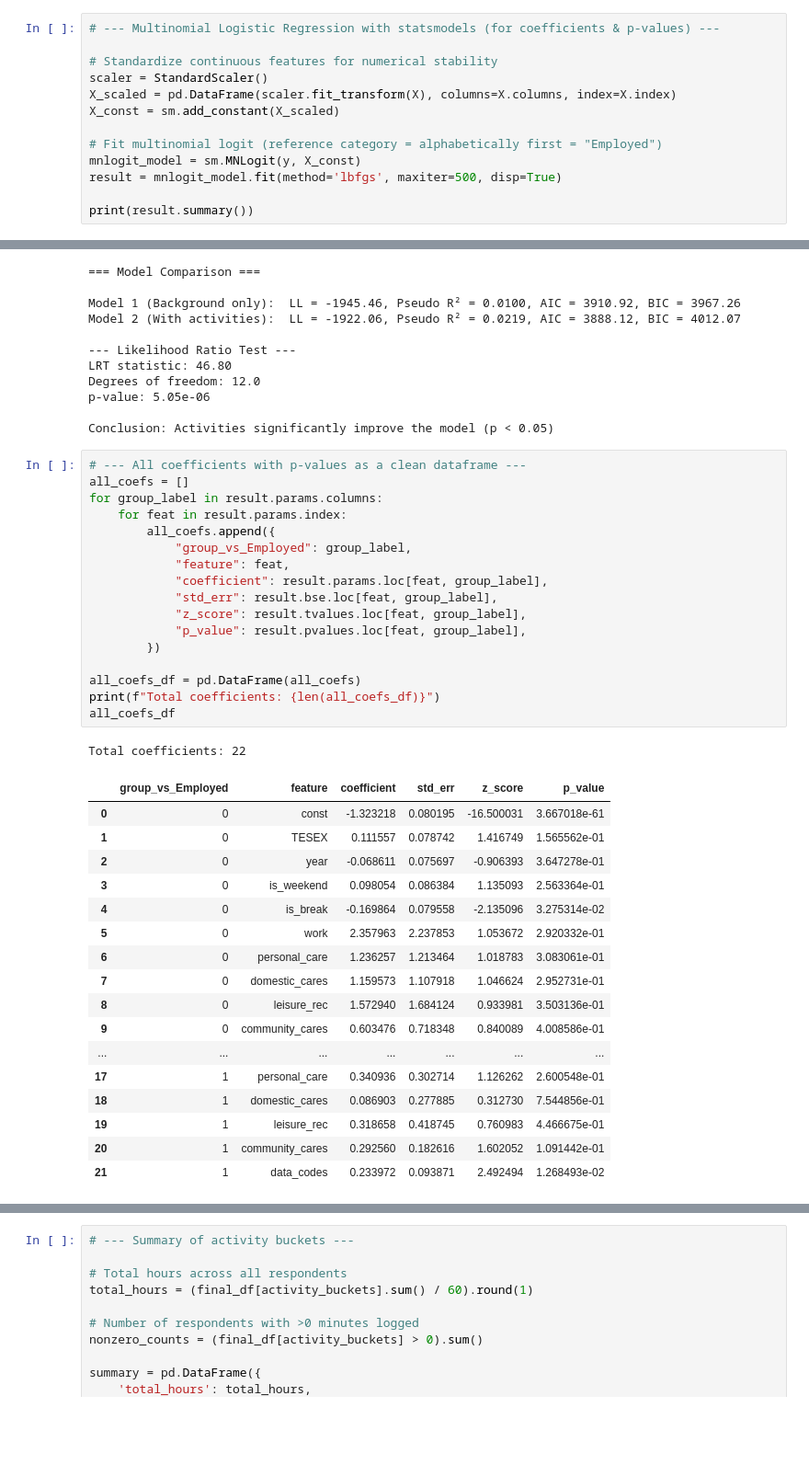
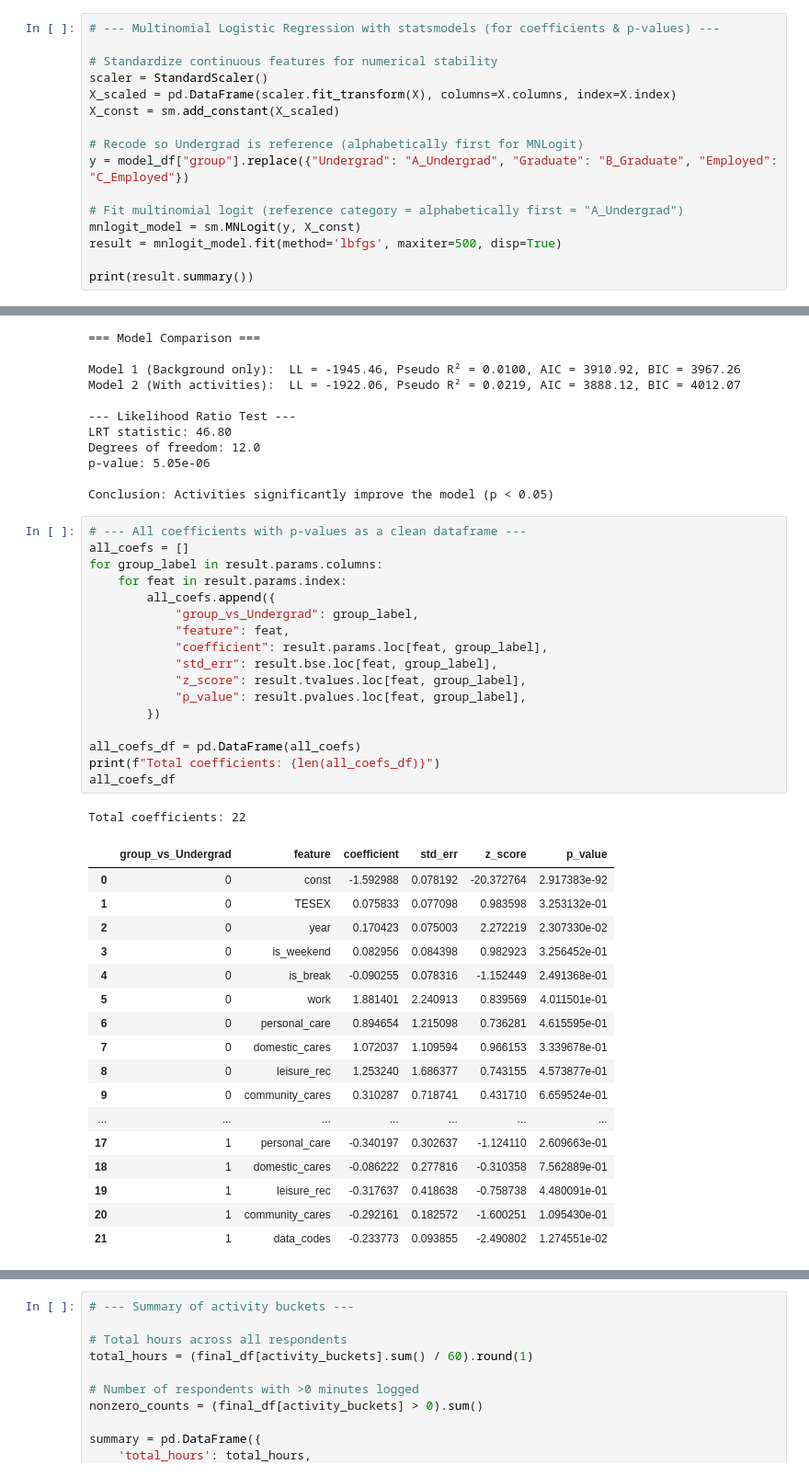
Before and after one commit to alisha-li/ATUS-Analysis, a Jupyter notebook: notebooks/atus_modeling.ipynb, the cells around one changed output, grey strips where cells are left out. Shown at 92% size. Cells and saved outputs as stored; diff of their text form; blank space fills up the shorter version.

```diff
--- a/notebooks/atus_modeling.ipynb
+++ b/notebooks/atus_modeling.ipynb
@@ -543,7 +548,10 @@ scaler = StandardScaler()
 X_scaled = pd.DataFrame(scaler.fit_transform(X), columns=X.columns, index=X.index)
 X_const = sm.add_constant(X_scaled)
 
-# Fit multinomial logit (reference category = alphabetically first = "Employed")
+# Recode so Undergrad is reference (alphabetically first for MNLogit)
+y = model_df["group"].replace({"Undergrad": "A_Undergrad", "Graduate": "B_Graduate", "Employed": "C_Employed"})
+
+# Fit multinomial logit (reference category = alphabetically first = "A_Undergrad")
 mnlogit_model = sm.MNLogit(y, X_const)
 result = mnlogit_model.fit(method='lbfgs', maxiter=500, disp=True)
 
@@ -605,39 +613,39 @@ Conclusion: Activities significantly improve the model (p < 0.05)
 # %%
 # --- All coefficients with p-values as a clean dataframe ---
 all_coefs = []
 for group_label in result.params.columns:
     for feat in result.params.index:
         all_coefs.append({
-            "group_vs_Employed": group_label,
+            "group_vs_Undergrad": group_label,
             "feature": feat,
             "coefficient": result.params.loc[feat, group_label],
             "std_err": result.bse.loc[feat, group_label],
             "z_score": result.tvalues.loc[feat, group_label],
             "p_value": result.pvalues.loc[feat, group_label],
         })
 
 all_coefs_df = pd.DataFrame(all_coefs)
 print(f"Total coefficients: {len(all_coefs_df)}")
 all_coefs_df
 # %% [output]
 Total coefficients: 22
-|  | group_vs_Employed | feature | coefficient | std_err | z_score | p_value |
-| 0 | 0 | const | -1.323218 | 0.080195 | -16.500031 | 3.667018e-61 |
-| 1 | 0 | TESEX | 0.111557 | 0.078742 | 1.416749 | 1.565562e-01 |
-| 2 | 0 | year | -0.068611 | 0.075697 | -0.906393 | 3.647278e-01 |
-| 3 | 0 | is_weekend | 0.098054 | 0.086384 | 1.135093 | 2.563364e-01 |
-| 4 | 0 | is_break | -0.169864 | 0.079558 | -2.135096 | 3.275314e-02 |
-| 5 | 0 | work | 2.357963 | 2.237853 | 1.053672 | 2.920332e-01 |
-| 6 | 0 | personal_care | 1.236257 | 1.213464 | 1.018783 | 3.083061e-01 |
-| 7 | 0 | domestic_cares | 1.159573 | 1.107918 | 1.046624 | 2.952731e-01 |
-| 8 | 0 | leisure_rec | 1.572940 | 1.684124 | 0.933981 | 3.503136e-01 |
-| 9 | 0 | community_cares | 0.603476 | 0.718348 | 0.840089 | 4.008586e-01 |
+|  | group_vs_Undergrad | feature | coefficient | std_err | z_score | p_value |
+| 0 | 0 | const | -1.592988 | 0.078192 | -20.372764 | 2.917383e-92 |
+| 1 | 0 | TESEX | 0.075833 | 0.077098 | 0.983598 | 3.253132e-01 |
+| 2 | 0 | year | 0.170423 | 0.075003 | 2.272219 | 2.307330e-02 |
+| 3 | 0 | is_weekend | 0.082956 | 0.084398 | 0.982923 | 3.256452e-01 |
+| 4 | 0 | is_break | -0.090255 | 0.078316 | -1.152449 | 2.491368e-01 |
+| 5 | 0 | work | 1.881401 | 2.240913 | 0.839569 | 4.011501e-01 |
+| 6 | 0 | personal_care | 0.894654 | 1.215098 | 0.736281 | 4.615595e-01 |
+| 7 | 0 | domestic_cares | 1.072037 | 1.109594 | 0.966153 | 3.339678e-01 |
+| 8 | 0 | leisure_rec | 1.253240 | 1.686377 | 0.743155 | 4.573877e-01 |
+| 9 | 0 | community_cares | 0.310287 | 0.718741 | 0.431710 | 6.659524e-01 |
 | ... | ... | ... | ... | ... | ... | ... |
-| 17 | 1 | personal_care | 0.340936 | 0.302714 | 1.126262 | 2.600548e-01 |
-| 18 | 1 | domestic_cares | 0.086903 | 0.277885 | 0.312730 | 7.544856e-01 |
-| 19 | 1 | leisure_rec | 0.318658 | 0.418745 | 0.760983 | 4.466675e-01 |
-| 20 | 1 | community_cares | 0.292560 | 0.182616 | 1.602052 | 1.091442e-01 |
-| 21 | 1 | data_codes | 0.233972 | 0.093871 | 2.492494 | 1.268493e-02 |
+| 17 | 1 | personal_care | -0.340197 | 0.302637 | -1.124110 | 2.609663e-01 |
+| 18 | 1 | domestic_cares | -0.086222 | 0.277816 | -0.310358 | 7.562889e-01 |
+| 19 | 1 | leisure_rec | -0.317637 | 0.418638 | -0.758738 | 4.480091e-01 |
+| 20 | 1 | community_cares | -0.292161 | 0.182572 | -1.600251 | 1.095430e-01 |
+| 21 | 1 | data_codes | -0.233773 | 0.093855 | -2.490802 | 1.274551e-02 |
 # %%
 # --- Extract significant predictors (p < 0.05) ---
 import matplotlib.pyplot as plt
```
Also changed, not shown: parts of 23 cells of this notebook.
